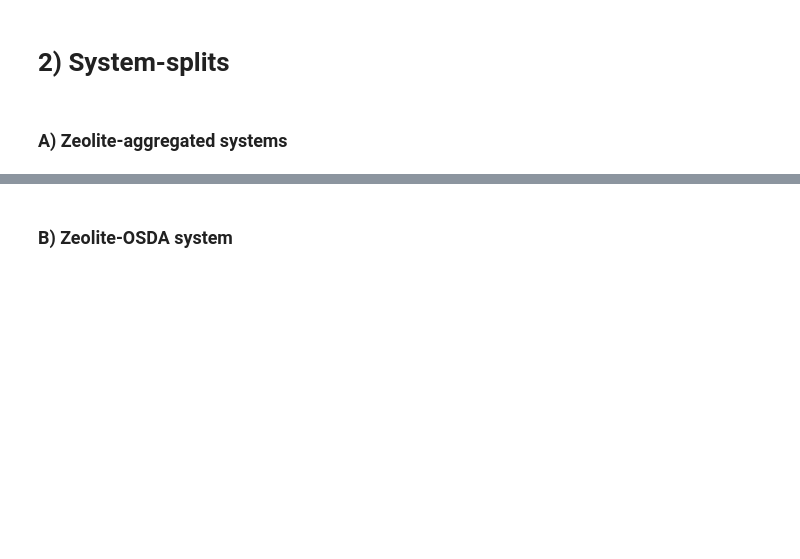
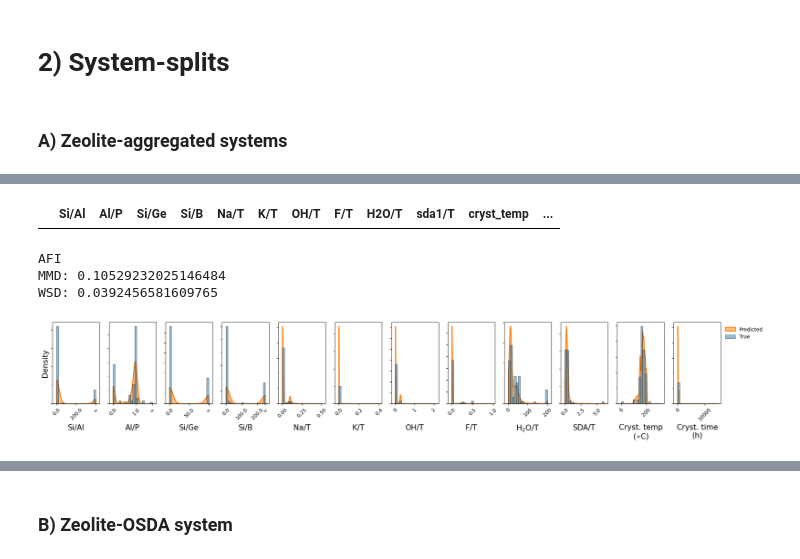
Before and after one commit to eltonpan/zeosyn_gen, a Jupyter notebook: notebooks/visualize_pred_diff.ipynb, the cells around one changed output, grey strips where cells are left out. Drawn from its saved outputs; the diff is of its cells as text; code cells hidden in the pictures; blank space fills up the shorter version.

```diff
--- a/notebooks/visualize_pred_diff.ipynb
+++ b/notebooks/visualize_pred_diff.ipynb
@@ -115,3 +107,14 @@ WSD: 0.16800205136338958
+# %%
+syn_true[syn_true['zeo']=='YFI']
+# %% [output]
+|  | Si/Al | Al/P | Si/Ge | Si/B | Na/T | K/T | OH/T | F/T | H2O/T | sda1/T | cryst_temp | ... |
+# %%
+eval_single_system(syn_pred, syn_pred_scaled, syn_true, syn_true_scaled, dataset, mmd_zeo_agg_df, wsd_zeo_agg_df, mmd_zeo_osda_df, wsd_zeo_osda_df, zeo='AFI')
+# %% [output]
+AFI
+MMD: 0.10529232025146484
+WSD: 0.0392456581609765
+[figure, added]
 # %%
 eval_single_system(syn_pred, syn_pred_scaled, syn_true, syn_true_scaled, dataset, mmd_zeo_agg_df, wsd_zeo_agg_df, mmd_zeo_osda_df, wsd_zeo_osda_df, zeo='SAV')
 # %% [output]
```
Also changed, not shown: parts of 6 cells of this notebook, 3 other files.
